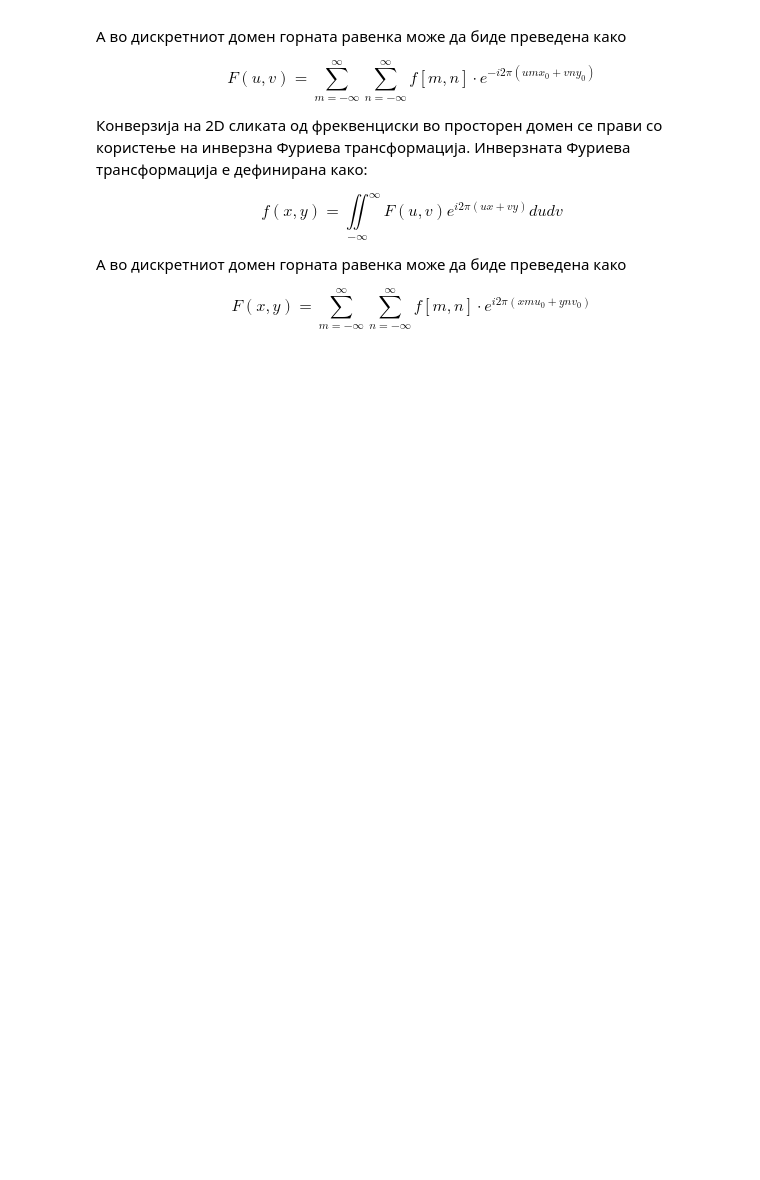
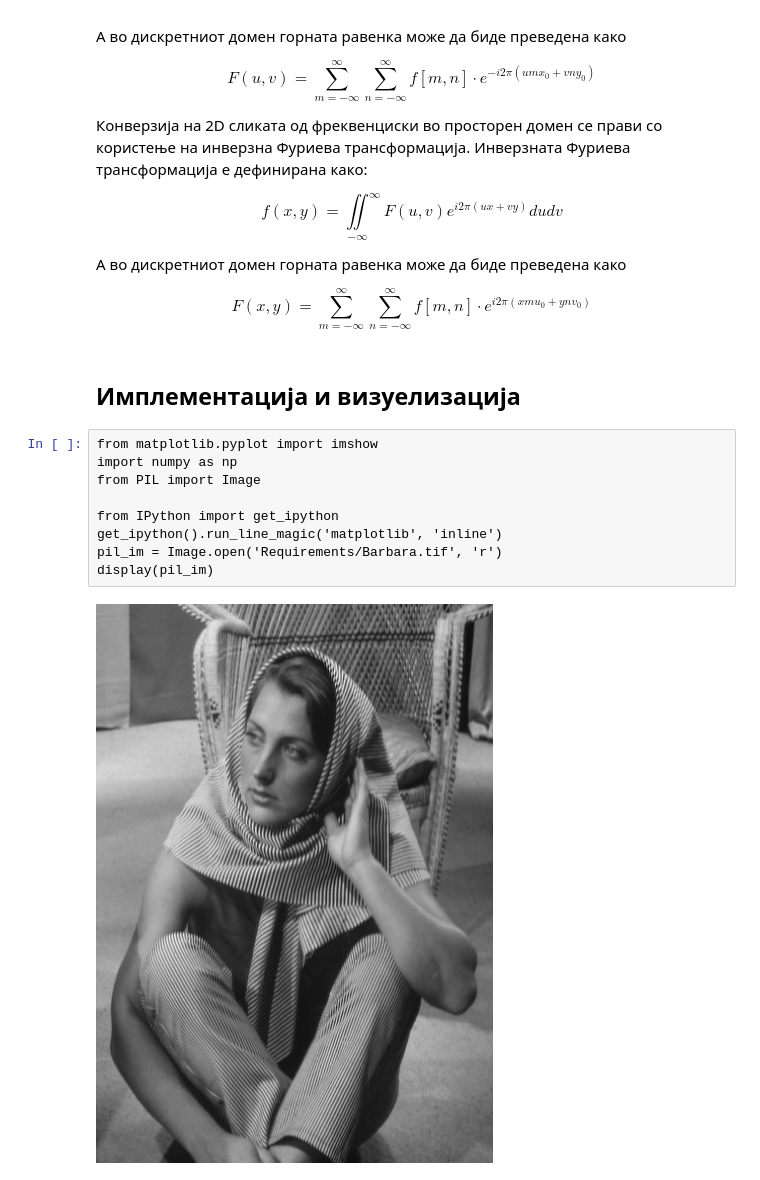
Before and after one commit to davidtrpcevski/Research-Methodology-in-ICT-Project, a Jupyter notebook: Theory.ipynb, the cells around one changed output. Saved outputs shown, nothing was run; the diff lists cells and outputs as text; blank space fills up the shorter version.

```diff
--- a/Theory.ipynb
+++ b/Theory.ipynb
@@ -32,3 +32,16 @@ $$f(x,y)=\underset{-\infty}\iint^{\infty}F(u,v)e^{i2\pi(ux+vy)}dudv$$
 А во дискретниот домен горната равенка може да биде преведена како
 
 $$F(x,y) = \displaystyle\sum_{m=-\infty}^{\infty} \sum_{n=-\infty}^{\infty} f[m,n] \cdot e^ {i2\pi(xmu_0+ynv_0)}$$
+# %% [markdown]
+## Имплементација и визуелизација
+# %%
+from matplotlib.pyplot import imshow
+import numpy as np
+from PIL import Image
+
+from IPython import get_ipython
+get_ipython().run_line_magic('matplotlib', 'inline')
+pil_im = Image.open('Requirements/Barbara.tif', 'r')
+display(pil_im)
+# %% [output]
+[figure, added]
```
Also changed, not shown: parts of 2 cells of this notebook.
